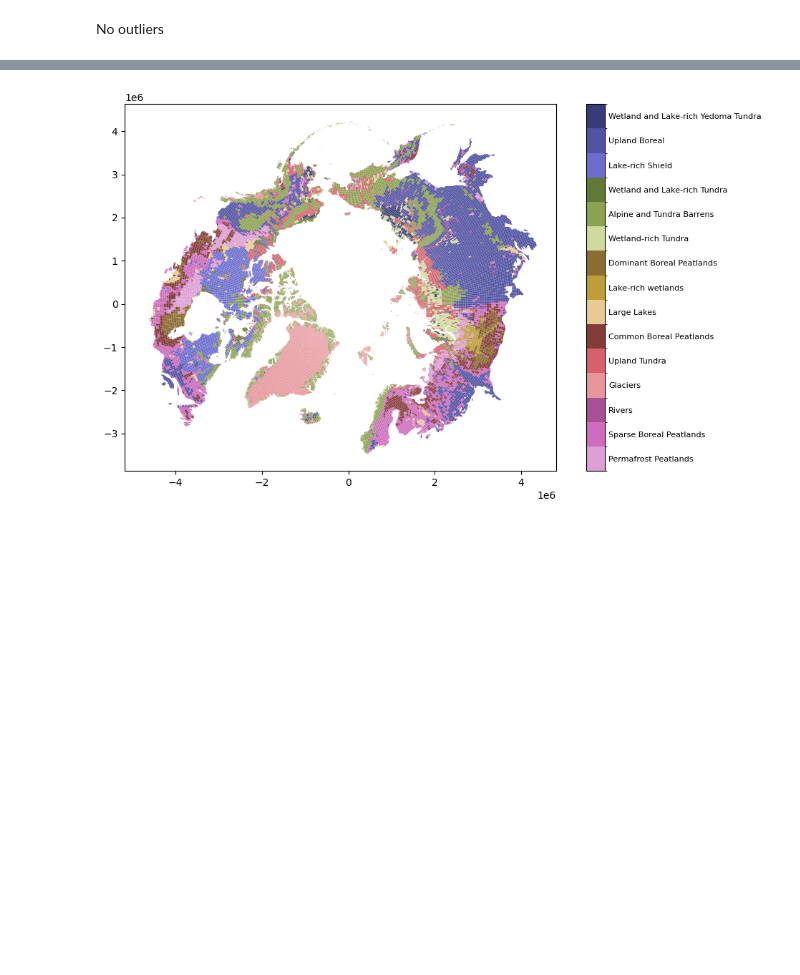
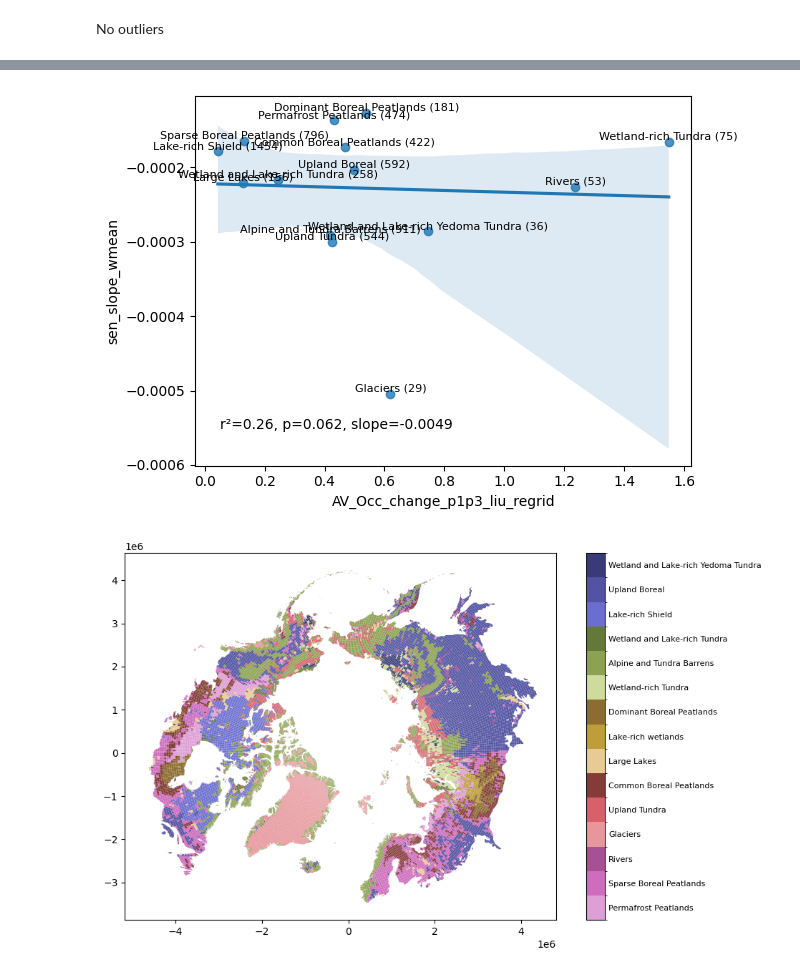
Before and after one commit to ekcomputer/land-cover, a Jupyter notebook: notebooks/data_exploration/regrid_analysis.ipynb, the cells around one changed output, grey strips where cells are left out. Drawn from its saved outputs; the diff is of its cells as text; code cells hidden in the pictures; blank space fills up the shorter version.

```diff
--- a/notebooks/data_exploration/regrid_analysis.ipynb
+++ b/notebooks/data_exploration/regrid_analysis.ipynb
@@ -208,3 +208,20 @@ for i, (_, row) in enumerate(grouped_no_outliers.reset_index().iterrows()):
+# %%
+grouped_no_outliers = grouped.drop(index=[8])
+sns.regplot(grouped_no_outliers, x="AV_Occ_change_p1p3_liu_regrid", y="sen_slope_wmean")
+add_regress(grouped_no_outliers.NDVI_p1p3_liu_regrid, grouped_no_outliers.sen_slope_wmean, xy=(0.05, 0.1))
+counts = gdf.groupby("WETSCAPE")["AV_Occ_change_p1p3_liu_regrid"].count()
+for i, (_, row) in enumerate(grouped_no_outliers.reset_index().iterrows()):
+    label = f"{wetscape_dict[row.WETSCAPE]} ({counts[row.WETSCAPE]})"
+    plt.text(
+        row["AV_Occ_change_p1p3_liu_regrid"],
+        row["sen_slope_wmean"],
+        label,
+        fontsize=8,
+        ha="center",
+        va="bottom",
+    )
+# %% [output]
+[figure, added]
 # %%
 import matplotlib.colors as mcolors
 
```
Also changed, not shown: parts of 3 cells of this notebook, 3 other files.
